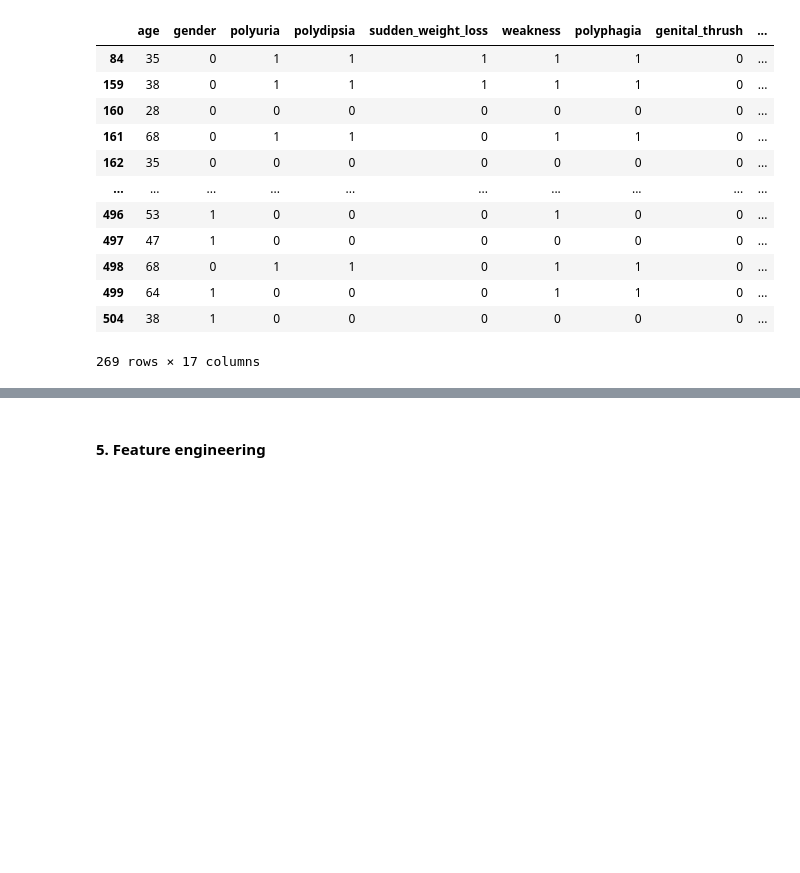
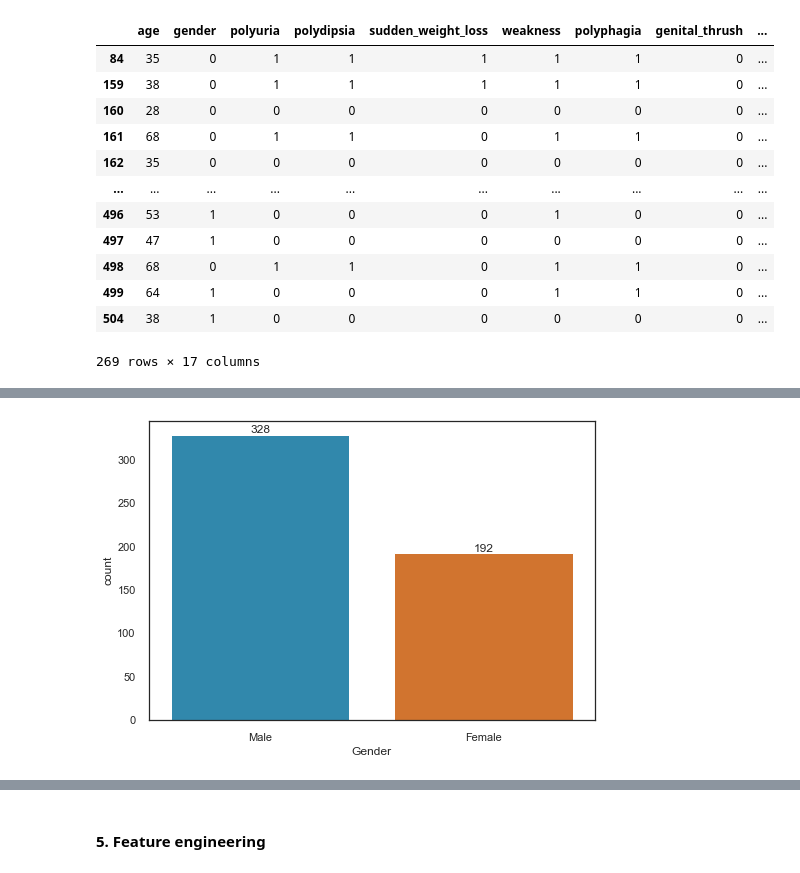
Before and after one commit to ghmigliorini/projects, a Jupyter notebook: diabetes/diabetes.ipynb, the cells around one changed output, grey strips where cells are left out. Saved outputs shown, nothing was run; the diff lists cells and outputs as text; code cells hidden in the pictures; blank space fills up the shorter version.

```diff
--- a/diabetes/diabetes.ipynb
+++ b/diabetes/diabetes.ipynb
@@ -232,0 +229,9 @@ for i in ax.containers:
+# %%
+# gender distribution
+ax = sns.countplot(data=diabetes_df, x='Gender',
+              palette=['#1d91c0', "#ec7014"])
+
+for i in ax.containers:
+    ax.bar_label(i)
+# %% [output]
+[figure, added]
```
Also changed, not shown: parts of 34 cells of this notebook, 3 other files.
